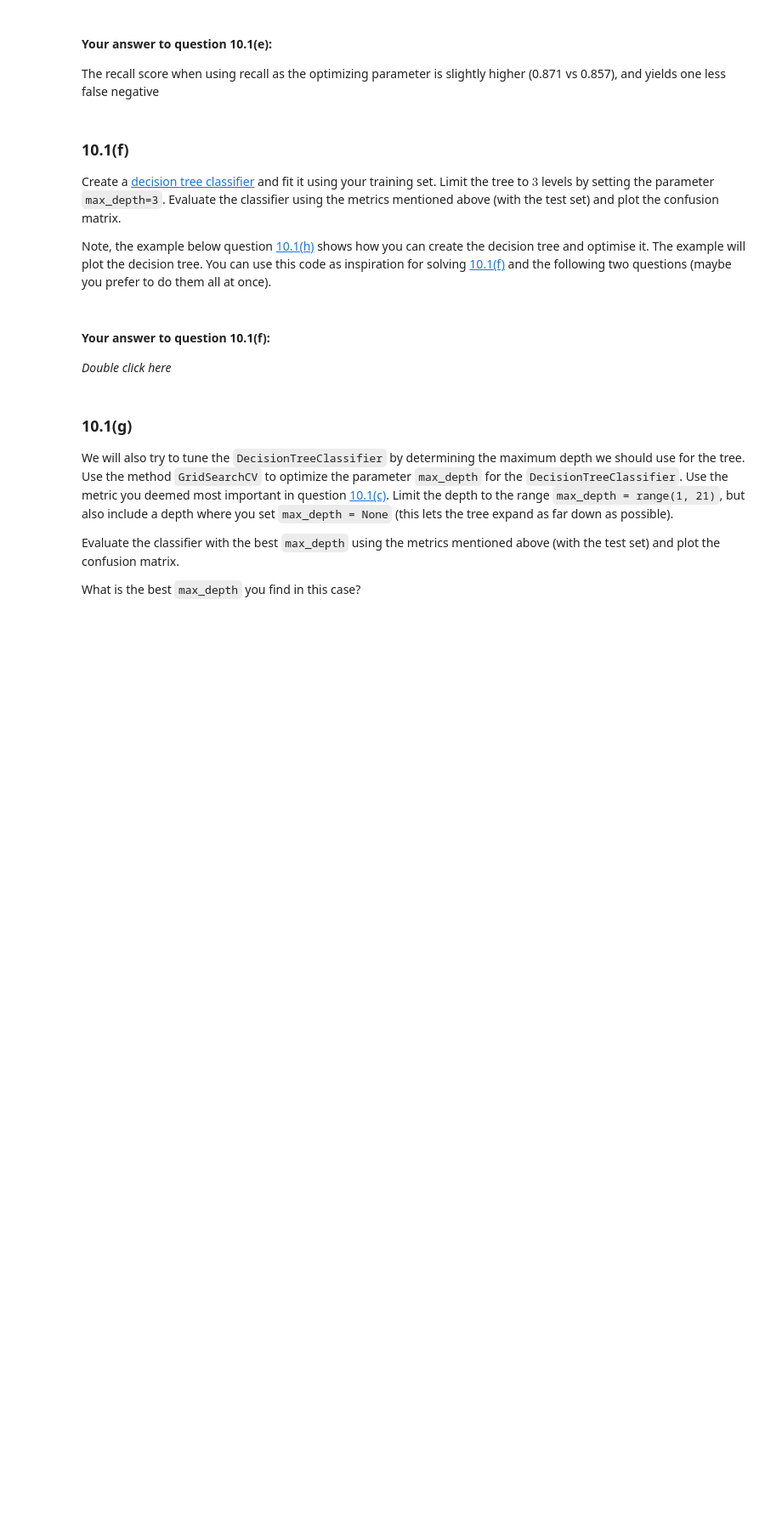
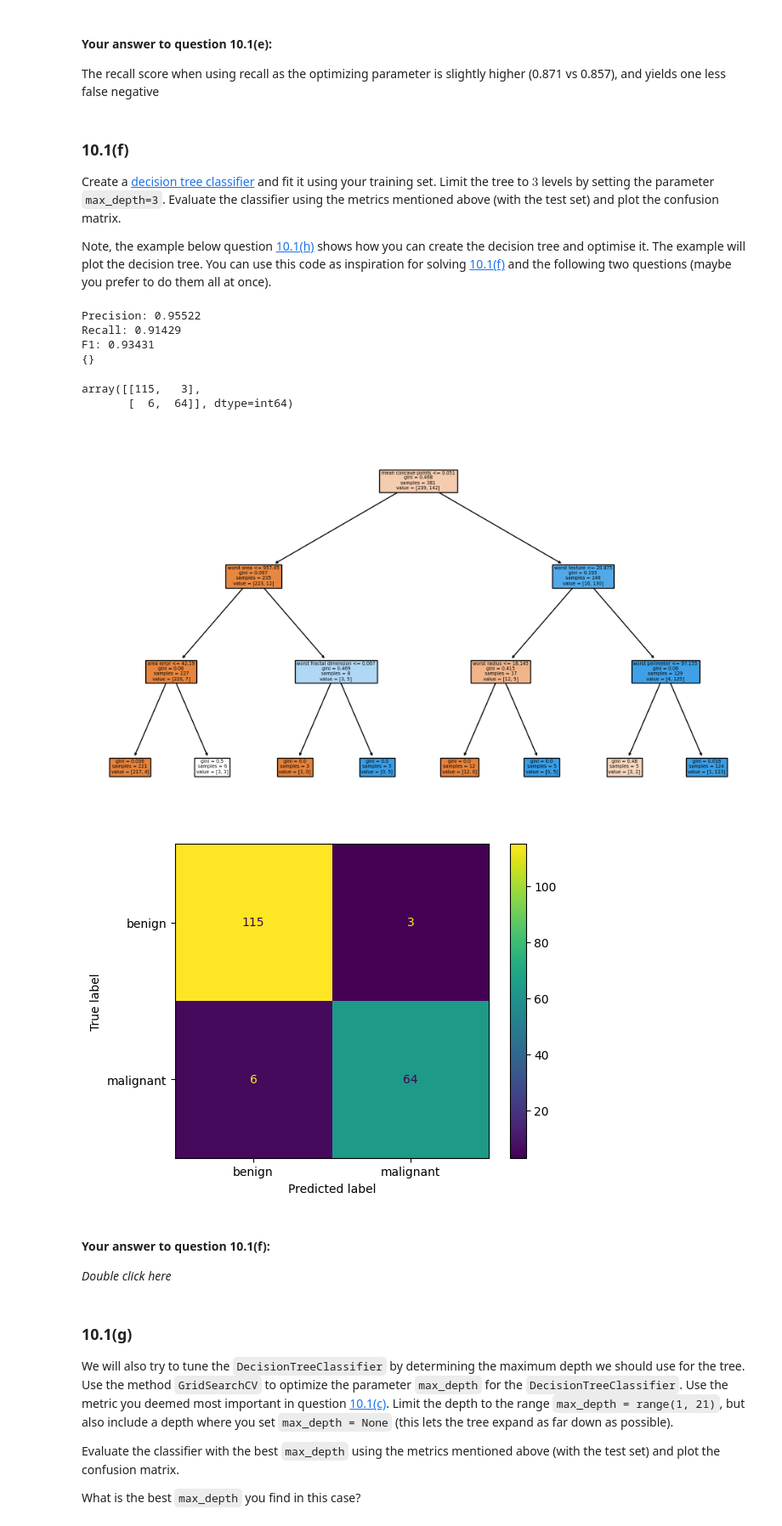
Before and after one commit to joachsob/chemometrics, a Jupyter notebook: exercises/10_Exercise_Set_10.ipynb, the cells around one changed output. Shown at 85% size. Drawn from its saved outputs; the diff is of its cells as text; code cells hidden in the pictures; blank space fills up the shorter version.

```diff
--- a/exercises/10_Exercise_Set_10.ipynb
+++ b/exercises/10_Exercise_Set_10.ipynb
@@ -448,3 +440,48 @@ dt = DecisionTreeClassifier(max_depth=3)
+# %%
+# Your code here
+from sklearn.tree import DecisionTreeClassifier
+from sklearn import tree
+from sklearn.metrics import confusion_matrix
+import graphviz
+
+dt = tree.DecisionTreeClassifier(max_depth=3)
+dt.fit(X_train, y_train)
+y_hat = dt.predict(X_test)
+
+
+precision = precision_score(y_test, y_hat)
+recall = recall_score(y_test, y_hat)
+f1 = f1_score(y_test, y_hat)
+
+print(f"""Precision: {precision:.5f}
+Recall: {recall:.5f}
+F1: {f1:.5f}""")
+
+print({})
+
+fig,ax = plt.subplots(figsize = (12,7))
+variables = data["feature_names"]
+tree.plot_tree(dt,
+               ax = ax,
+               feature_names=variables,
+               filled=True)
+
+cm = confusion_matrix(y_test, y_hat)
+ConfusionMatrixDisplay.from_predictions(
+    y_test,
+    y_hat,
+    display_labels=class_names)
+
+cm
+# %% [output]
+Precision: 0.95522
+Recall: 0.91429
+F1: 0.93431
+{}
+array([[115,   3],
+       [  6,  64]], dtype=int64)
+[figure, added]
+[figure, added]
 # %% [markdown]
 #### Your answer to question 10.1(f):
 *Double click here*
```
Also changed, not shown: parts of 13 cells of this notebook, 4 other files.
